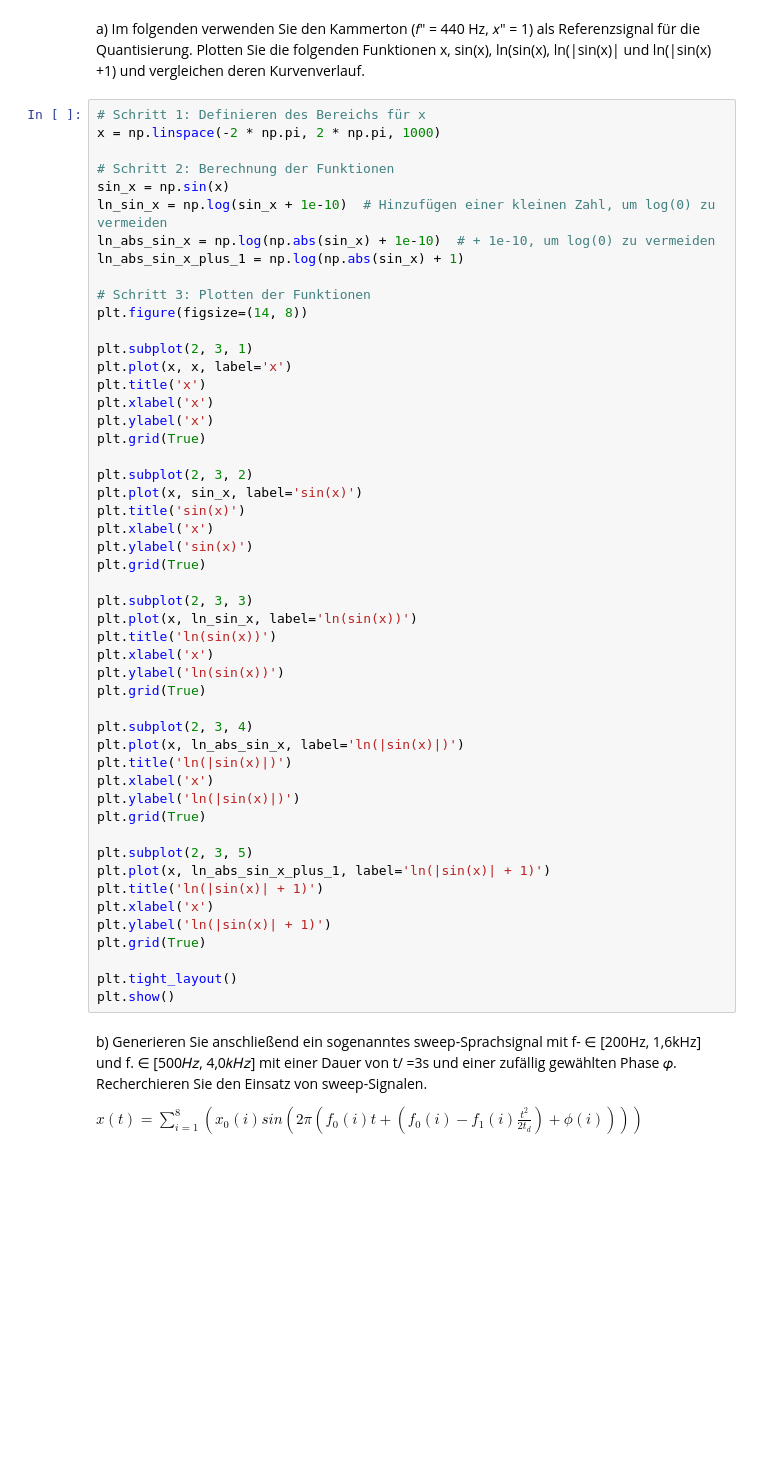
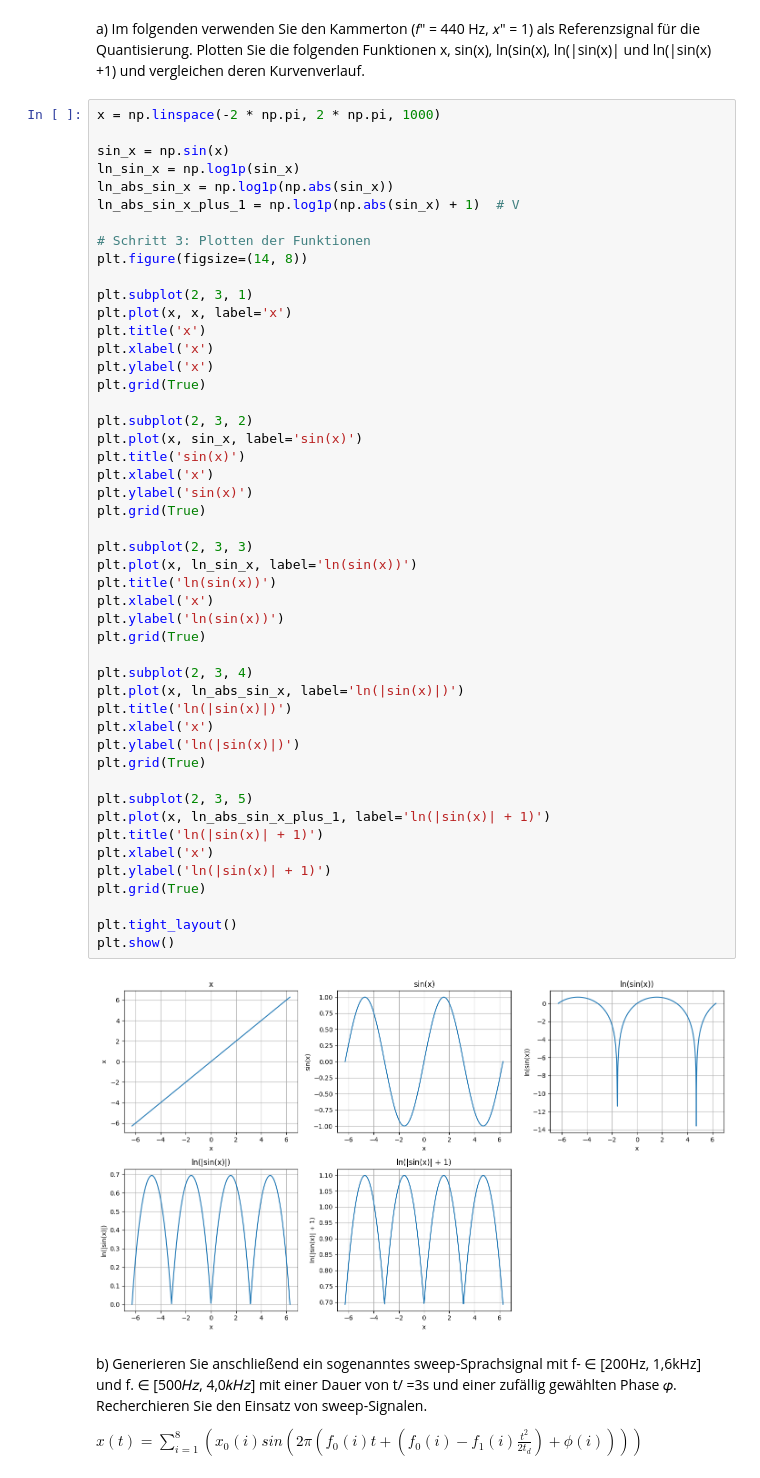
Before and after one commit to JoHoppe/LaborSprache, a Jupyter notebook: Labor 3/Labor3.ipynb, the cells around one changed output. Drawn from its saved outputs; the diff is of its cells as text; blank space fills up the shorter version.

```diff
--- a/Labor 3/Labor3.ipynb
+++ b/Labor 3/Labor3.ipynb
@@ -10,14 +10,12 @@ Quantisierung.
 Plotten Sie die folgenden Funktionen x, sin(x), ln(sin(x), ln(|sin(x)| und ln(|sin(x) +1) und vergleichen
 deren Kurvenverlauf.
 # %%
-# Schritt 1: Definieren des Bereichs für x
 x = np.linspace(-2 * np.pi, 2 * np.pi, 1000)
 
-# Schritt 2: Berechnung der Funktionen
 sin_x = np.sin(x)
-ln_sin_x = np.log(sin_x + 1e-10)  # Hinzufügen einer kleinen Zahl, um log(0) zu vermeiden
-ln_abs_sin_x = np.log(np.abs(sin_x) + 1e-10)  # + 1e-10, um log(0) zu vermeiden
-ln_abs_sin_x_plus_1 = np.log(np.abs(sin_x) + 1)
+ln_sin_x = np.log1p(sin_x)
+ln_abs_sin_x = np.log1p(np.abs(sin_x))
+ln_abs_sin_x_plus_1 = np.log1p(np.abs(sin_x) + 1)  # V
 
 # Schritt 3: Plotten der Funktionen
 plt.figure(figsize=(14, 8))
@@ -32,33 +30,35 @@ plt.grid(True)
 plt.subplot(2, 3, 2)
 plt.plot(x, sin_x, label='sin(x)')
 plt.title('sin(x)')
 plt.xlabel('x')
 plt.ylabel('sin(x)')
 plt.grid(True)
 
 plt.subplot(2, 3, 3)
 plt.plot(x, ln_sin_x, label='ln(sin(x))')
 plt.title('ln(sin(x))')
 plt.xlabel('x')
 plt.ylabel('ln(sin(x))')
 plt.grid(True)
 
 plt.subplot(2, 3, 4)
 plt.plot(x, ln_abs_sin_x, label='ln(|sin(x)|)')
 plt.title('ln(|sin(x)|)')
 plt.xlabel('x')
 plt.ylabel('ln(|sin(x)|)')
 plt.grid(True)
 
 plt.subplot(2, 3, 5)
 plt.plot(x, ln_abs_sin_x_plus_1, label='ln(|sin(x)| + 1)')
 plt.title('ln(|sin(x)| + 1)')
 plt.xlabel('x')
 plt.ylabel('ln(|sin(x)| + 1)')
 plt.grid(True)
 
 plt.tight_layout()
 plt.show()
+# %% [output]
+[figure, added]
 # %% [markdown]
 b) Generieren Sie anschließend ein sogenanntes sweep-Sprachsignal mit f- ∈ [200Hz, 1,6kHz] und f.
 ∈ [500𝐻𝑧, 4,0𝑘𝐻𝑧] mit einer Dauer von t/ =3s und einer zufällig gewählten Phase 𝜑. Recherchieren
```
Also changed, not shown: parts of 6 cells of this notebook.
